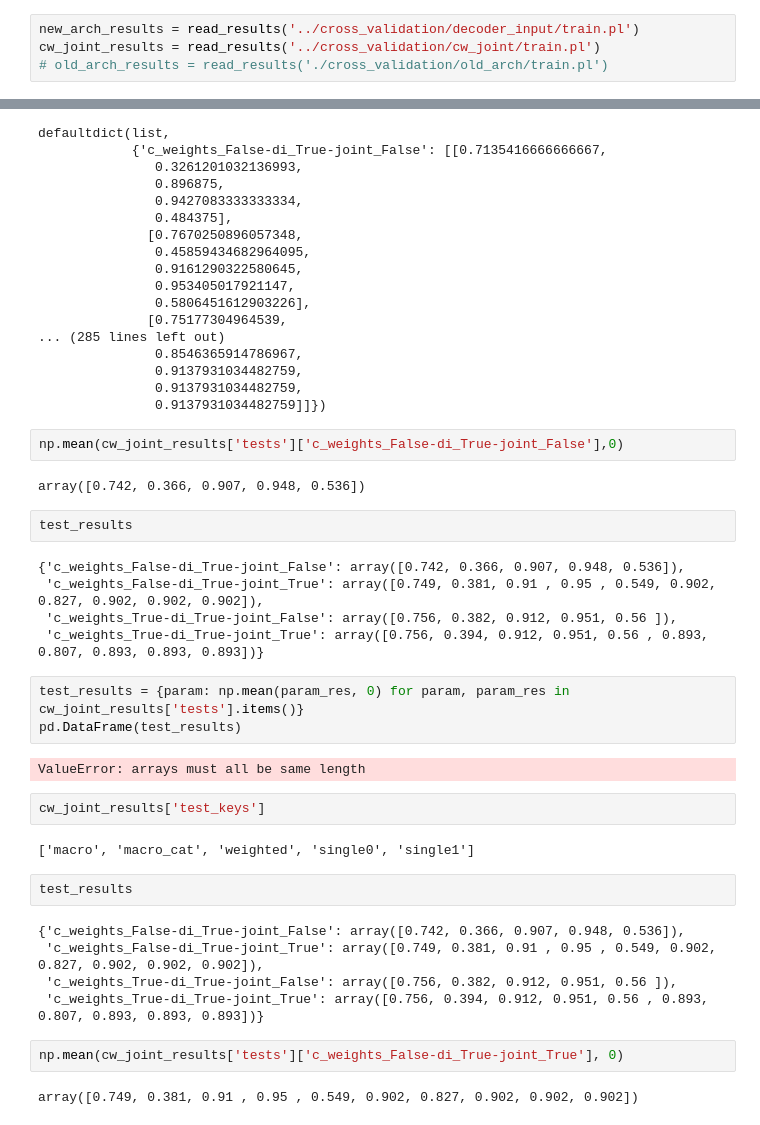
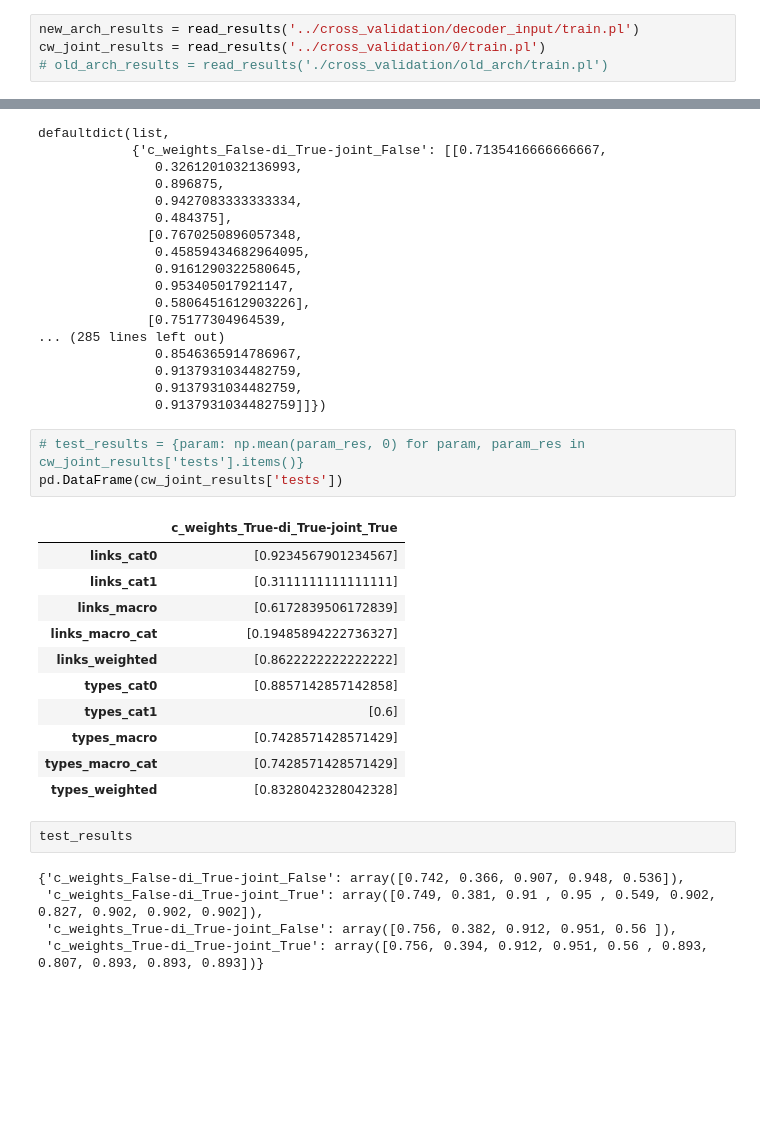
Before and after one commit to oguzserbetci/argmin2017, a Jupyter notebook: notebooks/Analyse output.ipynb, the cells around one changed output, grey strips where cells are left out. Drawn from its saved outputs; the diff is of its cells as text; blank space fills up the shorter version.

```diff
--- a/notebooks/Analyse output.ipynb
+++ b/notebooks/Analyse output.ipynb
@@ -17,7 +15,7 @@ def read_results(filename):
     return results
 # %%
 new_arch_results = read_results('../cross_validation/decoder_input/train.pl')
-cw_joint_results = read_results('../cross_validation/cw_joint/train.pl')
+cw_joint_results = read_results('../cross_validation/0/train.pl')
 # old_arch_results = read_results('./cross_validation/old_arch/train.pl')
 # %%
 {k:v for k,v in old_arch_results.items() if k not in ['metrics']}
@@ -185,10 +174,21 @@ defaultdict(list,
                0.9137931034482759,
                0.9137931034482759,
                0.9137931034482759]]})
-# %%
-np.mean(cw_joint_results['tests']['c_weights_False-di_True-joint_False'],0)
-# %% [output]
-array([0.742, 0.366, 0.907, 0.948, 0.536])
+# %%
+# test_results = {param: np.mean(param_res, 0) for param, param_res in cw_joint_results['tests'].items()}
+pd.DataFrame(cw_joint_results['tests'])
+# %% [output]
+|  | c_weights_True-di_True-joint_True |
+| links_cat0 | [0.9234567901234567] |
+| links_cat1 | [0.3111111111111111] |
+| links_macro | [0.6172839506172839] |
+| links_macro_cat | [0.19485894222736327] |
+| links_weighted | [0.8622222222222222] |
+| types_cat0 | [0.8857142857142858] |
+| types_cat1 | [0.6] |
+| types_macro | [0.7428571428571429] |
+| types_macro_cat | [0.7428571428571429] |
+| types_weighted | [0.8328042328042328] |
 # %%
 test_results
 # %% [output]
@@ -196,23 +196,3 @@ test_results
  'c_weights_False-di_True-joint_True': array([0.749, 0.381, 0.91 , 0.95 , 0.549, 0.902, 0.827, 0.902, 0.902, 0.902]),
  'c_weights_True-di_True-joint_False': array([0.756, 0.382, 0.912, 0.951, 0.56 ]),
  'c_weights_True-di_True-joint_True': array([0.756, 0.394, 0.912, 0.951, 0.56 , 0.893, 0.807, 0.893, 0.893, 0.893])}
-# %%
-test_results = {param: np.mean(param_res, 0) for param, param_res in cw_joint_results['tests'].items()}
-pd.DataFrame(test_results)
-# %% [output]
-ValueError: arrays must all be same length
-# %%
-cw_joint_results['test_keys']
-# %% [output]
-['macro', 'macro_cat', 'weighted', 'single0', 'single1']
-# %%
-test_results
-# %% [output]
-{'c_weights_False-di_True-joint_False': array([0.742, 0.366, 0.907, 0.948, 0.536]),
- 'c_weights_False-di_True-joint_True': array([0.749, 0.381, 0.91 , 0.95 , 0.549, 0.902, 0.827, 0.902, 0.902, 0.902]),
- 'c_weights_True-di_True-joint_False': array([0.756, 0.382, 0.912, 0.951, 0.56 ]),
- 'c_weights_True-di_True-joint_True': array([0.756, 0.394, 0.912, 0.951, 0.56 , 0.893, 0.807, 0.893, 0.893, 0.893])}
-# %%
-np.mean(cw_joint_results['tests']['c_weights_False-di_True-joint_True'], 0)
-# %% [output]
-array([0.749, 0.381, 0.91 , 0.95 , 0.549, 0.902, 0.827, 0.902, 0.902, 0.902])
```
Also changed, not shown: parts of 4 cells of this notebook.
